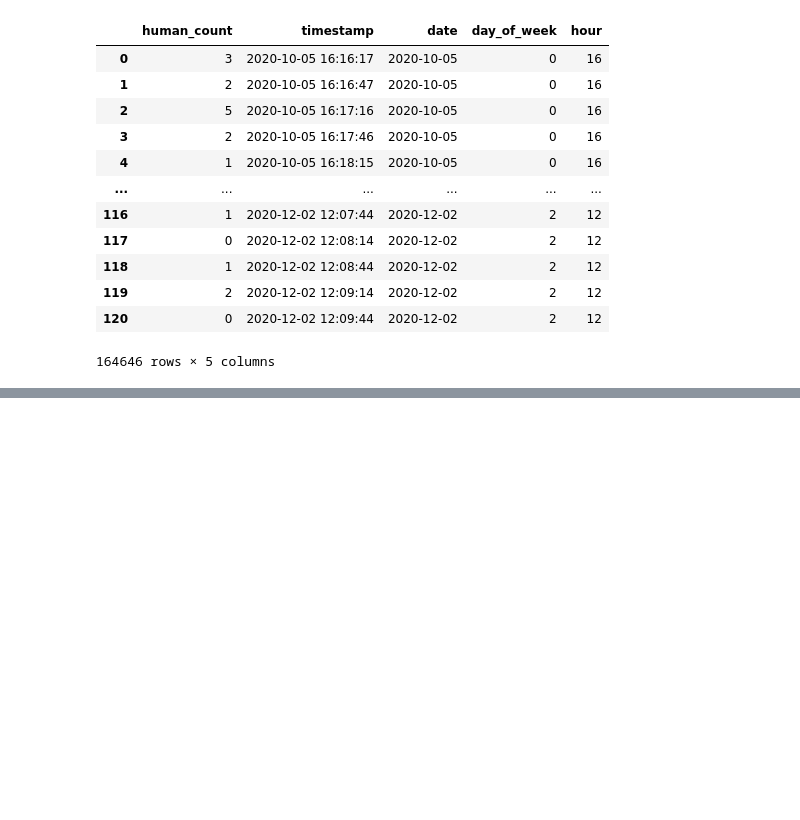
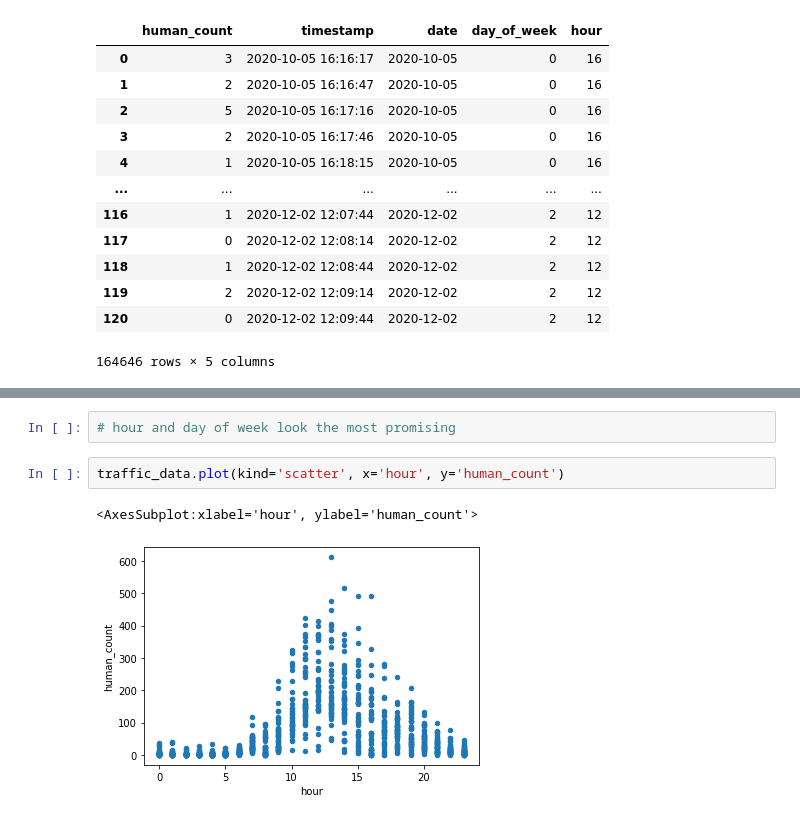
Before and after one commit to mac-macoy/beltline-traffic-forecaster, a Jupyter notebook: predict_traffic.ipynb, the cells around one changed output, grey strips where cells are left out. Drawn from its saved outputs; the diff is of its cells as text; blank space fills up the shorter version.

```diff
--- a/predict_traffic.ipynb
+++ b/predict_traffic.ipynb
@@ -119,0 +171,7 @@ human_count over all hours:
+# %%
+# hour and day of week look the most promising
+# %%
+traffic_data.plot(kind='scatter', x='hour', y='human_count')
+# %% [output]
+<AxesSubplot:xlabel='hour', ylabel='human_count'>
+[figure, added]
```
Also changed, not shown: parts of 17 cells of this notebook.
